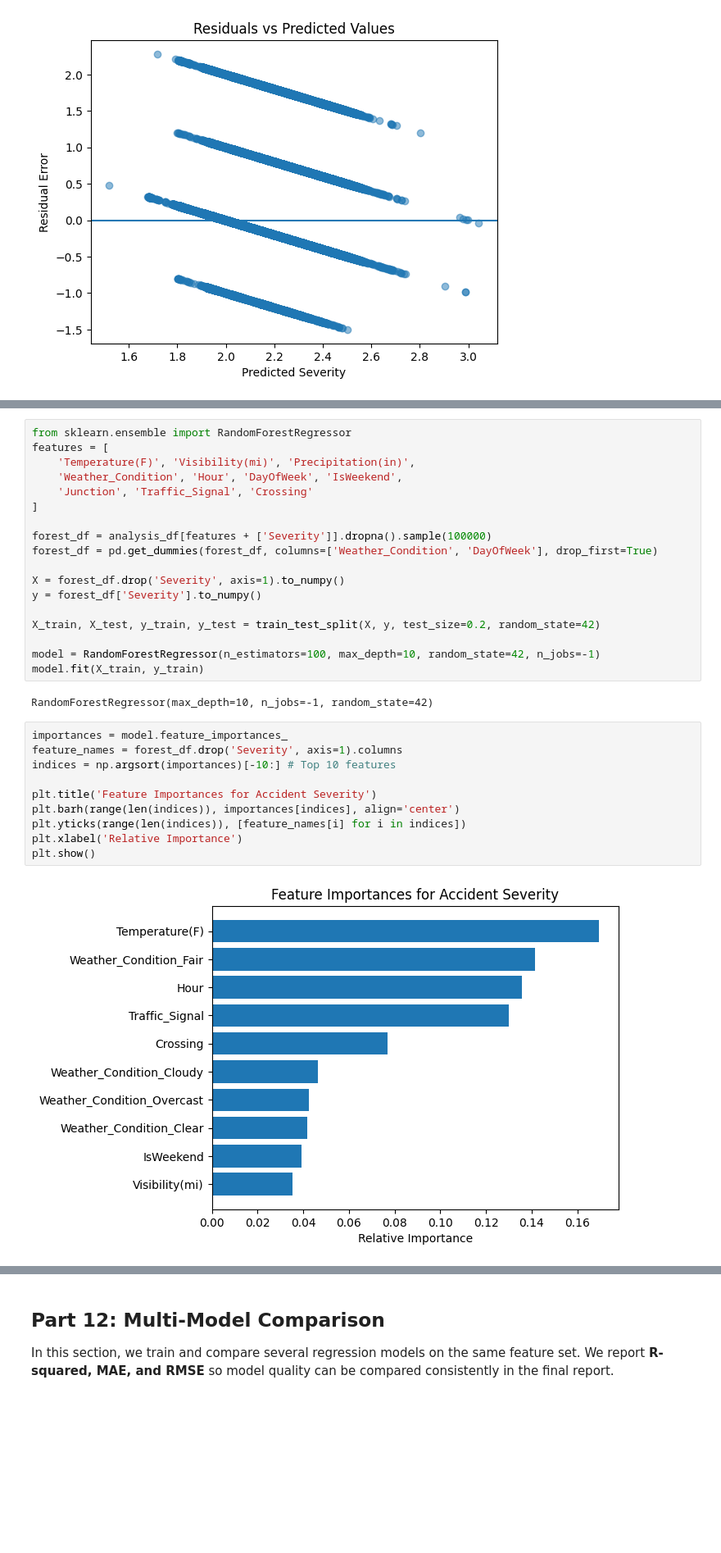
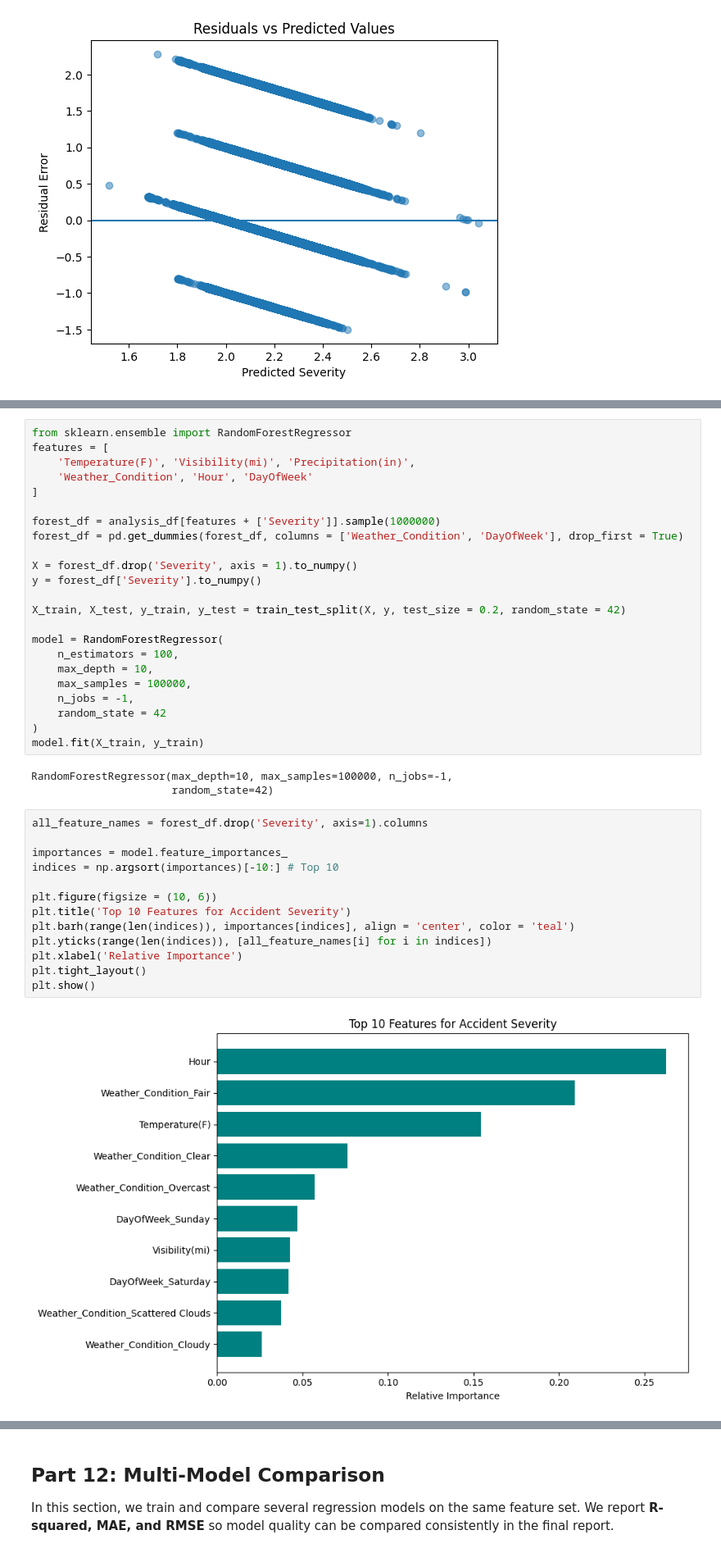
Before and after one commit to dchequer/CSE532-AccidentAnalysis, a Jupyter notebook: notebooks/traffic_analysis.ipynb, the cells around one changed output, grey strips where cells are left out. Shown at 82% size. Saved outputs shown, nothing was run; the diff lists cells and outputs as text; blank space fills up the shorter version.

```diff
--- a/notebooks/traffic_analysis.ipynb
+++ b/notebooks/traffic_analysis.ipynb
@@ -580,34 +580,43 @@ plt.show()
 from sklearn.ensemble import RandomForestRegressor
 features = [
     'Temperature(F)', 'Visibility(mi)', 'Precipitation(in)',
-    'Weather_Condition', 'Hour', 'DayOfWeek', 'IsWeekend',
-    'Junction', 'Traffic_Signal', 'Crossing'
+    'Weather_Condition', 'Hour', 'DayOfWeek'
 ]
 
-forest_df = analysis_df[features + ['Severity']].dropna().sample(100000)
-forest_df = pd.get_dummies(forest_df, columns=['Weather_Condition', 'DayOfWeek'], drop_first=True)
+forest_df = analysis_df[features + ['Severity']].sample(1000000)
+forest_df = pd.get_dummies(forest_df, columns = ['Weather_Condition', 'DayOfWeek'], drop_first = True)
 
-X = forest_df.drop('Severity', axis=1).to_numpy()
+X = forest_df.drop('Severity', axis = 1).to_numpy()
 y = forest_df['Severity'].to_numpy()
 
-X_train, X_test, y_train, y_test = train_test_split(X, y, test_size=0.2, random_state=42)
+X_train, X_test, y_train, y_test = train_test_split(X, y, test_size = 0.2, random_state = 42)
 
-model = RandomForestRegressor(n_estimators=100, max_depth=10, random_state=42, n_jobs=-1)
+model = RandomForestRegressor(
+    n_estimators = 100,
+    max_depth = 10,
+    max_samples = 100000,
+    n_jobs = -1,
+    random_state = 42
+)
 model.fit(X_train, y_train)
 # %% [output]
-RandomForestRegressor(max_depth=10, n_jobs=-1, random_state=42)
+RandomForestRegressor(max_depth=10, max_samples=100000, n_jobs=-1,
+                      random_state=42)
 # %%
+all_feature_names = forest_df.drop('Severity', axis=1).columns
+
 importances = model.feature_importances_
-feature_names = forest_df.drop('Severity', axis=1).columns
-indices = np.argsort(importances)[-10:] # Top 10 features
+indices = np.argsort(importances)[-10:] # Top 10
 
-plt.title('Feature Importances for Accident Severity')
-plt.barh(range(len(indices)), importances[indices], align='center')
-plt.yticks(range(len(indices)), [feature_names[i] for i in indices])
+plt.figure(figsize = (10, 6))
+plt.title('Top 10 Features for Accident Severity')
+plt.barh(range(len(indices)), importances[indices], align = 'center', color = 'teal')
+plt.yticks(range(len(indices)), [all_feature_names[i] for i in indices])
 plt.xlabel('Relative Importance')
+plt.tight_layout()
 plt.show()
 # %% [output]
-[figure, old version]
+[figure, new version]
 # %%
 weather_counts = analysis_df['Weather_Condition'].value_counts().head(20)
 
```
Also changed, not shown: parts of 7 cells of this notebook.
